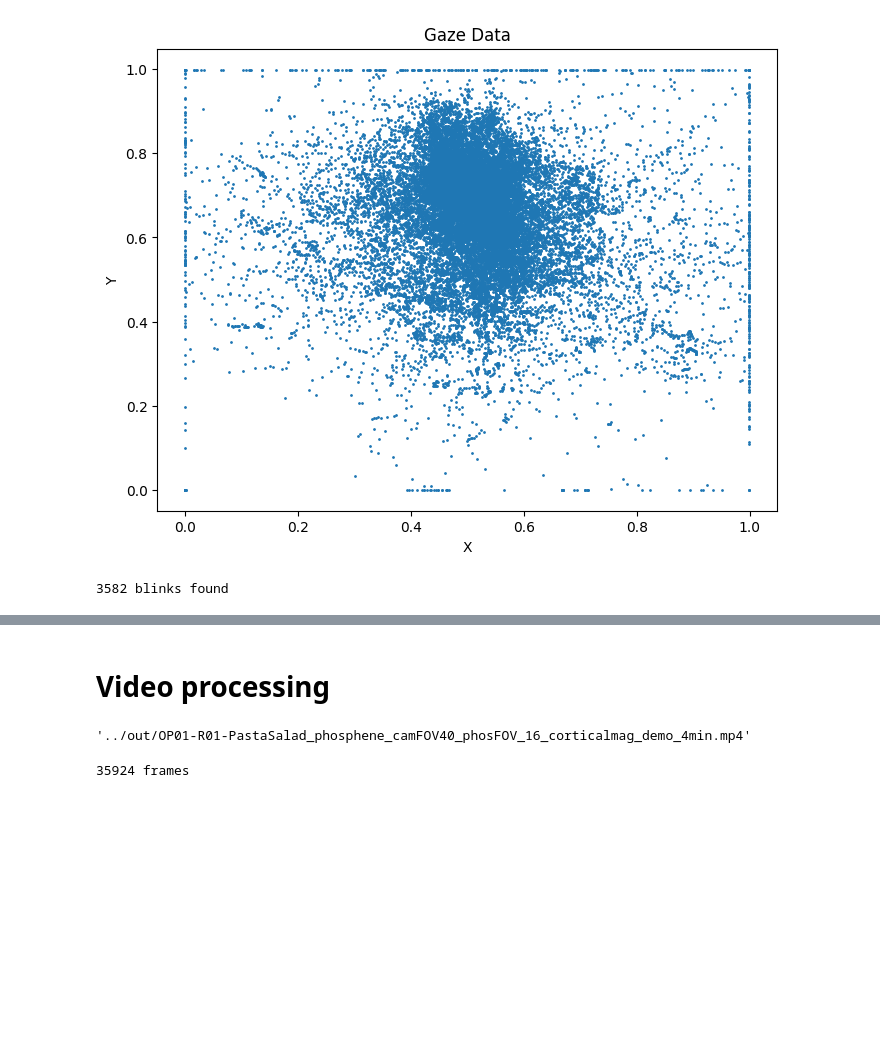
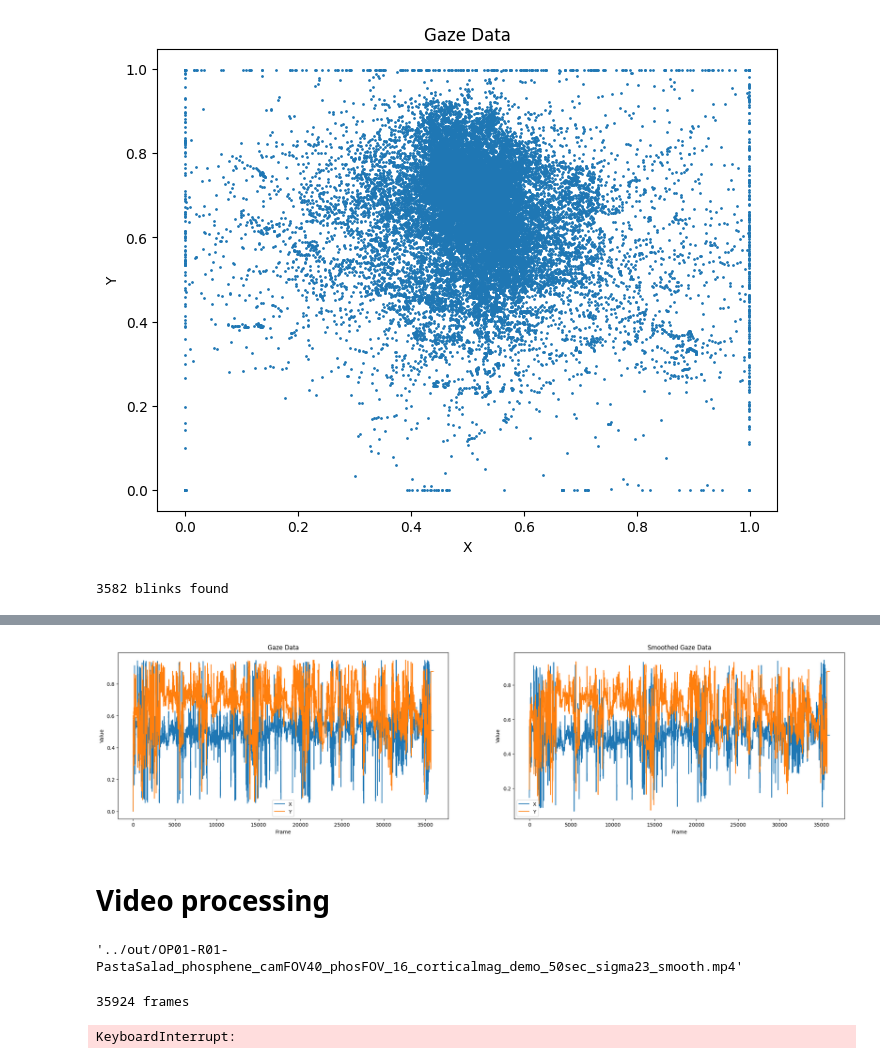
Before and after one commit to MichelleAppel/SCAPE, a Jupyter notebook: notebooks/gaze_demo.ipynb, the cells around one changed output, grey strips where cells are left out. Saved outputs shown, nothing was run; the diff lists cells and outputs as text; code cells hidden in the pictures; blank space fills up the shorter version.

```diff
--- a/notebooks/gaze_demo.ipynb
+++ b/notebooks/gaze_demo.ipynb
@@ -460,3 +462,35 @@ plt.show()
+# %%
+# smooth the first 2 columns of the gaze data
+smoothed_gaze_data = removed_blinks_gaze_data.copy()
+
+sigma = 2  # Adjust sigma based on desired smoothness
+# Apply Gaussian smoothing to both X and Y coordinates
+smoothed_gaze_data[:,0] = gaussian_filter1d(removed_blinks_gaze_data[:,0], sigma=sigma, mode='nearest')
+smoothed_gaze_data[:,1] = gaussian_filter1d(removed_blinks_gaze_data[:,1], sigma=sigma, mode='nearest')
+
+
+# plot eye gaze data
+plt.figure(figsize=(26, 6))
+# scatterplot x,y gaze data
+
+plt.subplot(1, 2, 1)
+plt.plot(removed_blinks_gaze_data[:,0], label='X')
+plt.plot(removed_blinks_gaze_data[:,1], label='Y')
+plt.title('Gaze Data')
+plt.xlabel('Frame')
+plt.ylabel('Value')
+plt.legend()
+
+plt.subplot(1, 2, 2)
+plt.plot(smoothed_gaze_data[:,0], label='X')
+plt.plot(smoothed_gaze_data[:,1], label='Y')
+plt.title('Smoothed Gaze Data')
+plt.xlabel('Frame')
+plt.ylabel('Value')
+plt.legend()
+plt.show()
+# %% [output]
+[figure, added]
 # %% [markdown]
 # Video processing
 # %%
@@ -470,9 +504,9 @@ gaze_data.shape
 # Path to the video file
 video_path = f"../data/EGTEA/Raw_Videos/{file_name}.mp4"
 
-out_path = f"../out/{file_name}_phosphene_camFOV{camera_fov}_phosFOV_{phosphene_fov}_corticalmag_demo_4min.mp4"
+out_path = f"../out/{file_name}_phosphene_camFOV{camera_fov}_phosFOV_{phosphene_fov}_corticalmag_demo_50sec_sigma23_smooth.mp4"
 out_path
 # %% [output]
-'../out/OP01-R01-PastaSalad_phosphene_camFOV40_phosFOV_16_corticalmag_demo_4min.mp4'
+'../out/OP01-R01-PastaSalad_phosphene_camFOV40_phosFOV_16_corticalmag_demo_50sec_sigma23_smooth.mp4'
 # %%
 framerate = 30
@@ -514,7 +548,7 @@ while frame_nr<max_n_frames:
         break
 
     # Get the gaze data for the specific frame
-    gaze_point = smnoothed_gaze_data[frame_nr, :]
+    gaze_point = smoothed_gaze_data[frame_nr, :]
     if gaze_point[2] == 4:  # Gaze truncated (out of bounds)
         print(f"Frame {frame_nr}: Gaze point out of bounds.")
         continue
@@ -580,3 +614,5 @@ cap.release()
 out.release()
 
 cv2.destroyAllWindows()
+# %% [output]
+KeyboardInterrupt:
```
Also changed, not shown: parts of 7 cells of this notebook, 5 other files.
